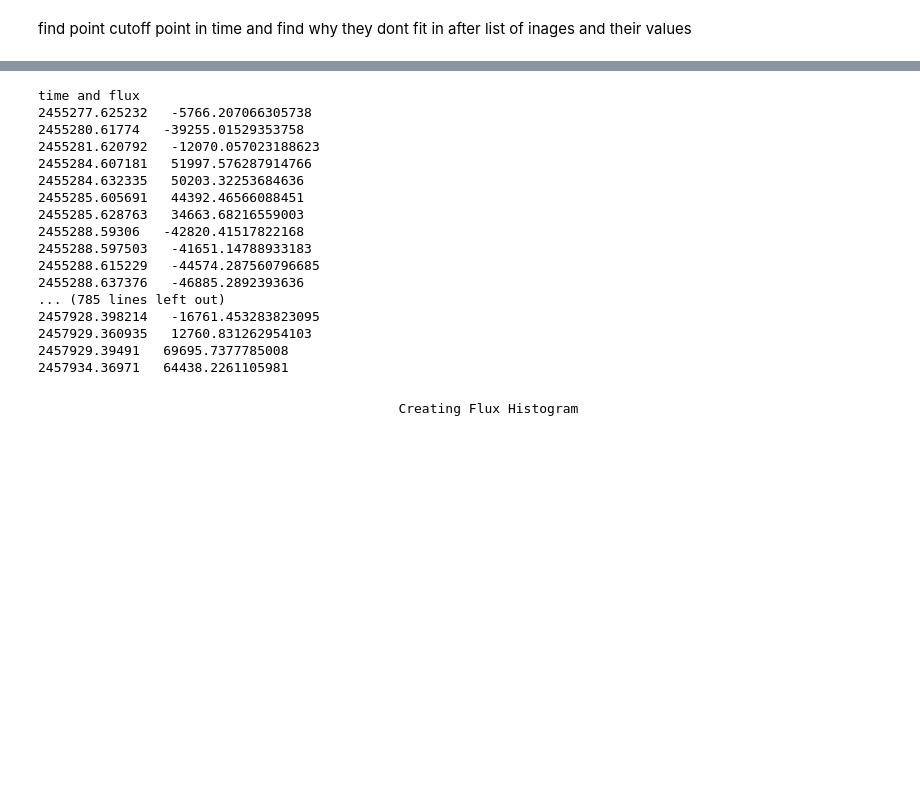
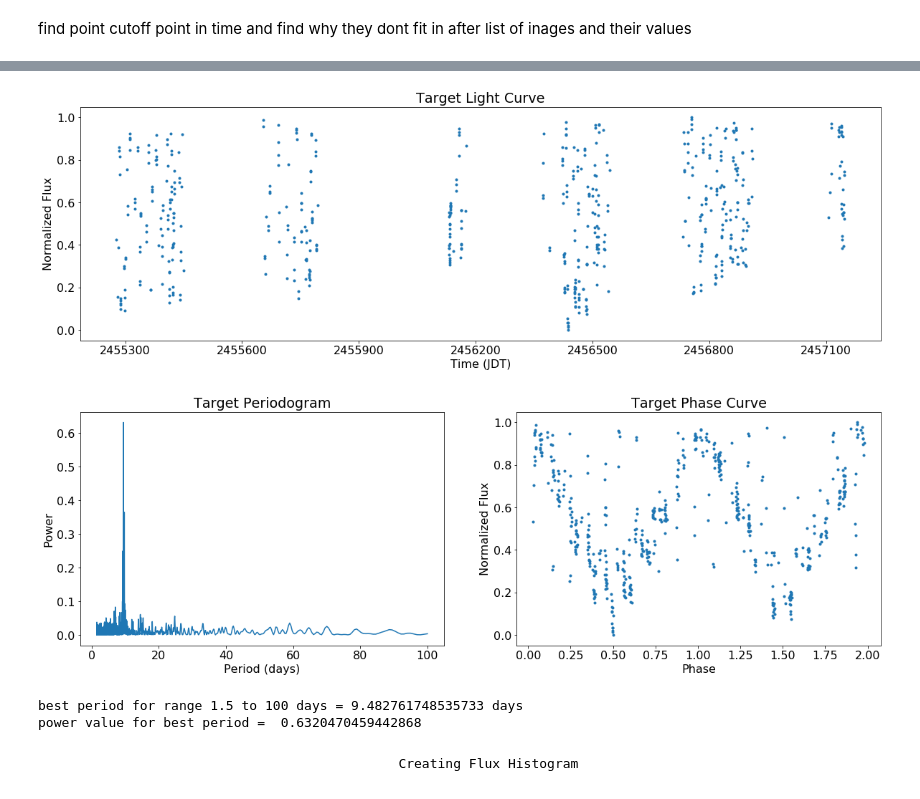
Before and after one commit to joshuapepper/kelt_halo, a Jupyter notebook: KELT Image Data Pipeline-FN Aql.ipynb, the cells around one changed output, grey strips where cells are left out. Cells and saved outputs as stored; diff of their text form; code cells hidden in the pictures; blank space fills up the shorter version.

```diff
--- a/KELT Image Data Pipeline-FN Aql.ipynb
+++ b/KELT Image Data Pipeline-FN Aql.ipynb
@@ -188,67 +217,60 @@ plt.show()
 # %%
-final_flux = np.subtract(target_flux, comparison_flux) # subtract target flux from comparison flux
+# subtract target flux from comparison flux then use Lomb-Scargle Periodogram to test period range on target
 
-# use Lomb-Scargle Periodogram to test period range on target
-frequency, power = LombScargle(time, final_flux).autopower(minimum_frequency = 1/high_period, maximum_frequency = 1/low_period)
+if cutoff_time_true == True:
+    final_flux = np.subtract(cut_flux, cut_comparison_flux)
+    frequency, power = LombScargle(cut_time, final_flux).autopower(minimum_frequency = 1/high_period, maximum_frequency = 1/low_period)
+else:
+    final_flux = np.subtract(target_flux, comparison_flux)
+    frequency, power = LombScargle(time, final_flux).autopower(minimum_frequency = 1/high_period, maximum_frequency = 1/low_period)
 
 best_frequency = frequency[np.argmax(power)] # find frequency with highest power value
 period = 1/best_frequency # convert this frequency to a period
 low = np.argmin(final_flux) # find lowest value of flux
-phase_offset = 0.5 - np.remainder(time[low], period) / period # calculate phase offset so that lowest flux value in each cycle is located at half the period
-phase = np.remainder(time + phase_offset * period, period * 2) / period # calculate the phase of the target flux for two cycles
+
+if cutoff_time_true == True:
+    phase_offset = 0.5 - np.remainder(cut_time[low], period) / period # calculate phase offset so that lowest flux value in each cycle is located at half the period
+    phase = np.remainder(cut_time + phase_offset * period, period * 2) / period # calculate the phase of the target flux for two cycles
+
+else:
+    phase_offset = 0.5 - np.remainder(time[low], period) / period # calculate phase offset so that lowest flux value in each cycle is located at half the period
+    phase = np.remainder(time + phase_offset * period, period * 2) / period # calculate the phase of the target flux for two cycles
 # %%
-
 # create target light curve with target flux minus comparison flux vs. time
 plt.title('Target Light Curve')
 plt.xlabel('Time (JDT)')
 plt.ylabel('Normalized Flux')
 plt.xticks(np.arange(round(min(time),-2), max(time)+1, round((max(time)+1-min(time))/10,-2)))
-plt.plot(time, (final_flux - min(final_flux))/(max(final_flux)-min(final_flux)), '.')
+if cutoff_time_true == True:
+    plt.plot(cut_time, (final_flux - min(final_flux))/(max(final_flux)-min(final_flux)), '.')
+else:
+    plt.plot(time, (final_flux - min(final_flux))/(max(final_flux)-min(final_flux)), '.')
 plt.show()
 
 # create target periodogram with power vs. period
-
 plt.subplot(121)
 plt.plot(1/frequency, power)
 plt.title('Target Periodogram')
 plt.xlabel('Period (days)')
 plt.ylabel('Power')
 
 # create target phase curve with flux vs. phase
-
 plt.subplot(122)
 plt.plot(phase, (final_flux - min(final_flux))/max(final_flux-min(final_flux)), '.')
 plt.title('Target Phase Curve')
 plt.xlabel('Phase')
 plt.ylabel('Normalized Flux')
 plt.show()
 
 # print the most likely period with its corresponding power value for the target star
 
 print("best period for range", low_period, "to", high_period, "days =", period, "days")
 print("power value for best period = ", max(power))
+# %% [output]
+[figure, added]
+[figure, added]
+best period for range 1.5 to 100 days = 9.482761748535733 days
+power value for best period =  0.6320470459442868
-# %%
-print('time and flux')
-for i in range(0,len(time)):
-    print (str(time[i])+'   '+str(final_flux[i]))
-# %% [output]
-time and flux
-2455277.625232   -5766.207066305738
-2455280.61774   -39255.01529353758
-2455281.620792   -12070.057023188623
-2455284.607181   51997.576287914766
-2455284.632335   50203.32253684636
-2455285.605691   44392.46566088451
-2455285.628763   34663.68216559003
-2455288.59306   -42820.41517822168
-2455288.597503   -41651.14788933183
-2455288.615229   -44574.287560796685
-2455288.637376   -46885.2892393636
-... (785 lines left out)
-2457928.398214   -16761.453283823095
-2457929.360935   12760.831262954103
-2457929.39491   69695.7377785008
-2457934.36971   64438.2261105981
 # %% [markdown]
                                                 Creating Flux Histogram
 # %%
```
Also changed, not shown: parts of 11 cells of this notebook.
